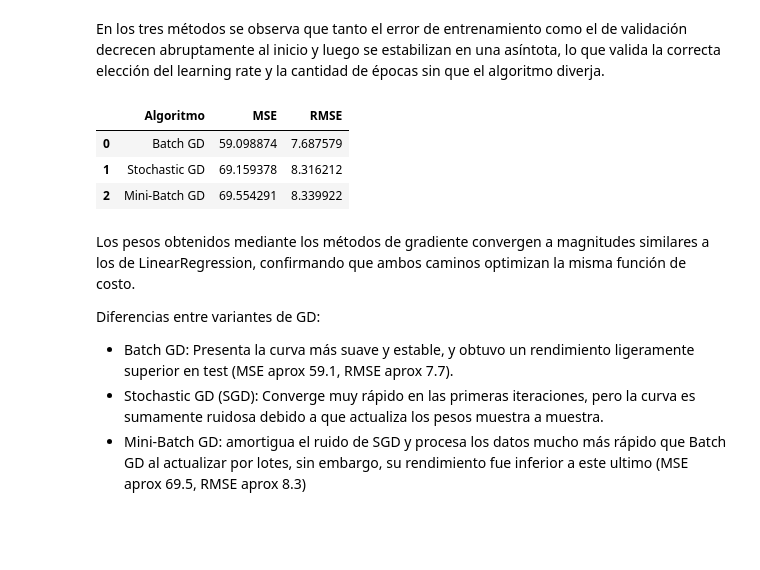
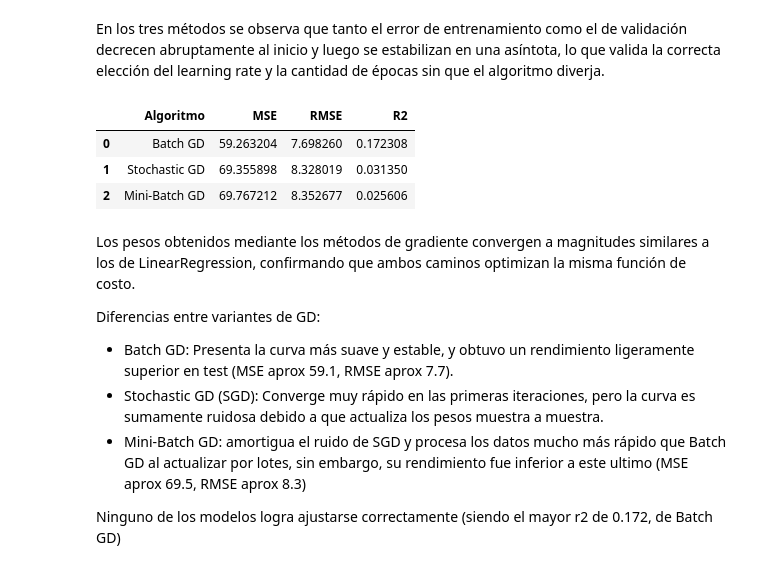
Before and after one commit to AlvaTF/TP-AA1-Ruiz-Toledo-Mendoza, a Jupyter notebook: TP_1/TP-regresion-AA1.ipynb, the cells around one changed output. Drawn from its saved outputs; the diff is of its cells as text; code cells hidden in the pictures; blank space fills up the shorter version.

Commit message:
se agrega r2 a la comparacion de algoritmos

```diff
--- a/TP_1/TP-regresion-AA1.ipynb
+++ b/TP_1/TP-regresion-AA1.ipynb
@@ -458,13 +457,14 @@ def mini_batch_gradient_descent(X_train, y_train, X_test, y_test, lr=0.01, epoch
 from sklearn.model_selection import train_test_split
 from sklearn.preprocessing import StandardScaler
 from sklearn.impute import SimpleImputer
+from sklearn.metrics import r2_score
 
 X = data_orig.drop(columns=['MEDV'])
 y = data_orig['MEDV'].values.reshape(-1, 1)
 
 # Primera division de datos: Train (70%), Validation y Test (30%)
 X_train, X_temp, y_train, y_temp = train_test_split(
-    X_scaled, y, test_size=0.30, random_state=42
+    X, y, test_size=0.30, random_state=42
 )
 
 # Segunda division de datos: Validacion (15%), Test (15%)
@@ -519,23 +519,34 @@ En los tres métodos se observa que tanto el error de entrenamiento como el de v
 # %%
 # Poner columna de unos a X_test
 X_test_b = np.hstack((np.ones((X_test.shape[0], 1)), X_test))
 
 # Evaluación de cada variante en Test (MSE)
 mse_gd = np.mean((y_test - X_test_b @ W_gd) ** 2)
 mse_sgd = np.mean((y_test - X_test_b @ W_sgd) ** 2)
 mse_mbgd = np.mean((y_test - X_test_b @ W_mbgd) ** 2)
 
+# Predicciones de cada modelo en Test
+y_pred_gd = X_test_b @ W_gd
+y_pred_sgd = X_test_b @ W_sgd
+y_pred_mbgd = X_test_b @ W_mbgd
+
+# Evaluación de cada variante en Test (R2 Score)
+r2_gd = r2_score(y_test, y_pred_gd)
+r2_sgd = r2_score(y_test, y_pred_sgd)
+r2_mbgd = r2_score(y_test, y_pred_mbgd)
+
 results = pd.DataFrame({
     'Algoritmo': ['Batch GD', 'Stochastic GD', 'Mini-Batch GD'],
     'MSE': [mse_gd, mse_sgd, mse_mbgd],
-    'RMSE': [np.sqrt(mse_gd), np.sqrt(mse_sgd), np.sqrt(mse_mbgd)]
+    'RMSE': [np.sqrt(mse_gd), np.sqrt(mse_sgd), np.sqrt(mse_mbgd)],
+    "R2": [r2_gd, r2_sgd, r2_mbgd],
 })
 results
 # %% [output]
-|  | Algoritmo | MSE | RMSE |
-| 0 | Batch GD | 59.098874 | 7.687579 |
-| 1 | Stochastic GD | 69.159378 | 8.316212 |
-| 2 | Mini-Batch GD | 69.554291 | 8.339922 |
+|  | Algoritmo | MSE | RMSE | R2 |
+| 0 | Batch GD | 59.263204 | 7.698260 | 0.172308 |
+| 1 | Stochastic GD | 69.355898 | 8.328019 | 0.031350 |
+| 2 | Mini-Batch GD | 69.767212 | 8.352677 | 0.025606 |
 # %% [markdown]
 Los pesos obtenidos mediante los métodos de gradiente convergen a magnitudes similares a los de LinearRegression, confirmando que ambos caminos optimizan la misma función de costo.
 
@@ -543,3 +554,5 @@ Diferencias entre variantes de GD:
 - Batch GD: Presenta la curva más suave y estable, y obtuvo un rendimiento ligeramente superior en test (MSE aprox 59.1, RMSE aprox 7.7).
 - Stochastic GD (SGD): Converge muy rápido en las primeras iteraciones, pero la curva es sumamente ruidosa debido a que actualiza los pesos muestra a muestra.
 - Mini-Batch GD: amortigua el ruido de SGD y procesa los datos mucho más rápido que Batch GD al actualizar por lotes, sin embargo, su rendimiento fue inferior a este ultimo (MSE aprox 69.5, RMSE aprox 8.3)
+
+Ninguno de los modelos logra ajustarse correctamente (siendo el mayor r2 de 0.172, de Batch GD)
```
Also changed, not shown: parts of 4 cells of this notebook.
